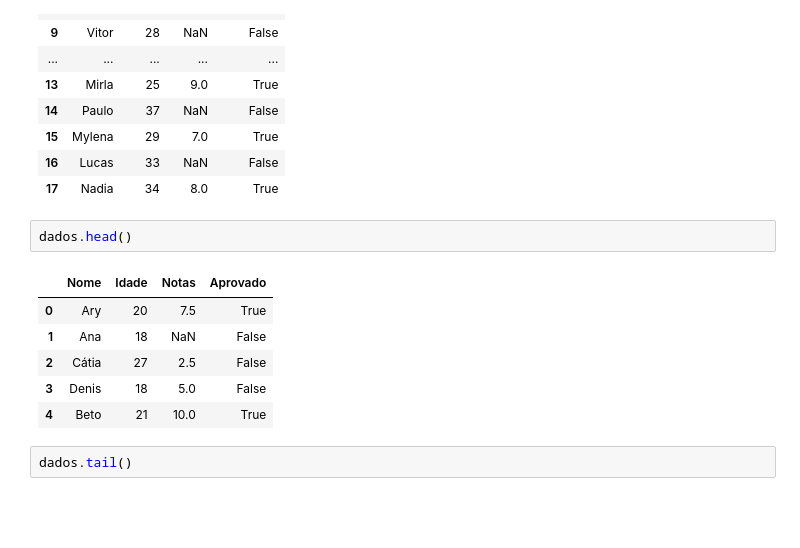
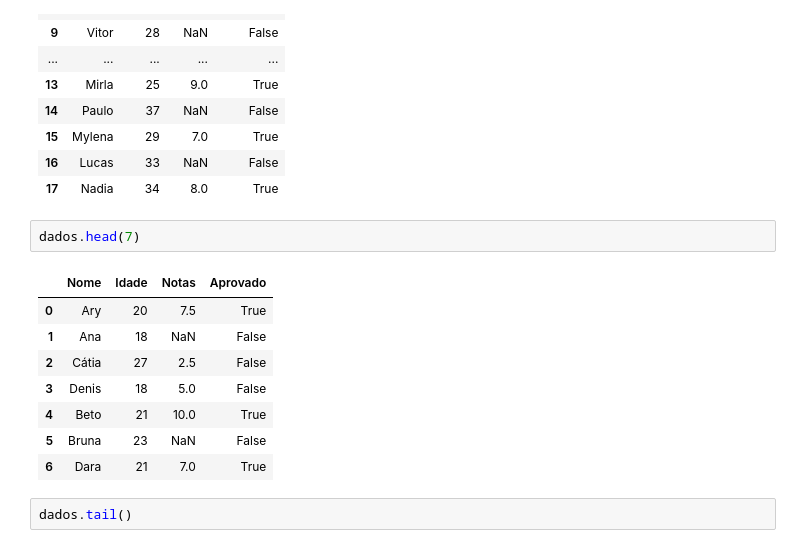
Before and after one commit to PalomaPaulaRibeiro/pandas-importa-o, a Jupyter notebook: alunos.ipynb, the cells around one changed output. Drawn from its saved outputs; the diff is of its cells as text; blank space fills up the shorter version.

```diff
--- a/alunos.ipynb
+++ b/alunos.ipynb
@@ -65,14 +65,16 @@ dados
 | 16 | Lucas | 33 | NaN | False |
 | 17 | Nadia | 34 | 8.0 | True |
 # %%
-dados.head()
+dados.head(7)
 # %% [output]
 |  | Nome | Idade | Notas | Aprovado |
 | 0 | Ary | 20 | 7.5 | True |
 | 1 | Ana | 18 | NaN | False |
 | 2 | Cátia | 27 | 2.5 | False |
 | 3 | Denis | 18 | 5.0 | False |
 | 4 | Beto | 21 | 10.0 | True |
+| 5 | Bruna | 23 | NaN | False |
+| 6 | Dara | 21 | 7.0 | True |
 # %%
 dados.tail()
 # %% [output]
```
Also changed, not shown: parts of 3 cells of this notebook.
